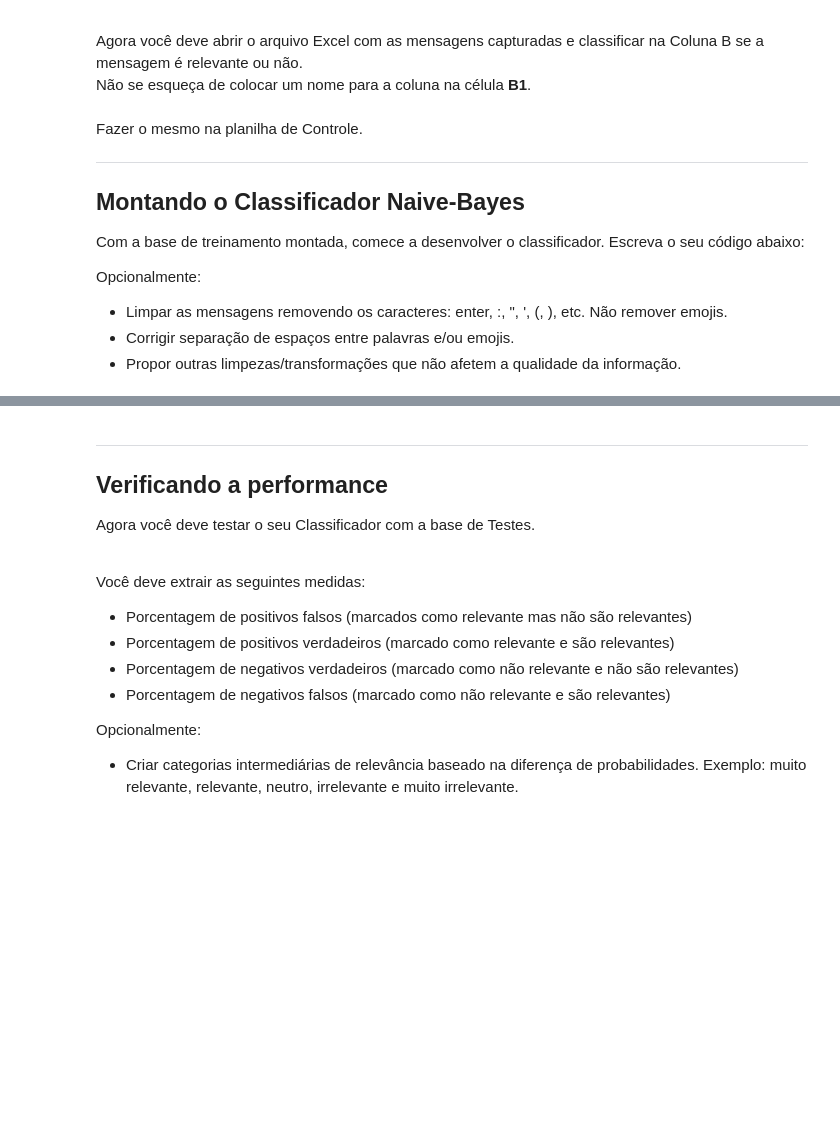
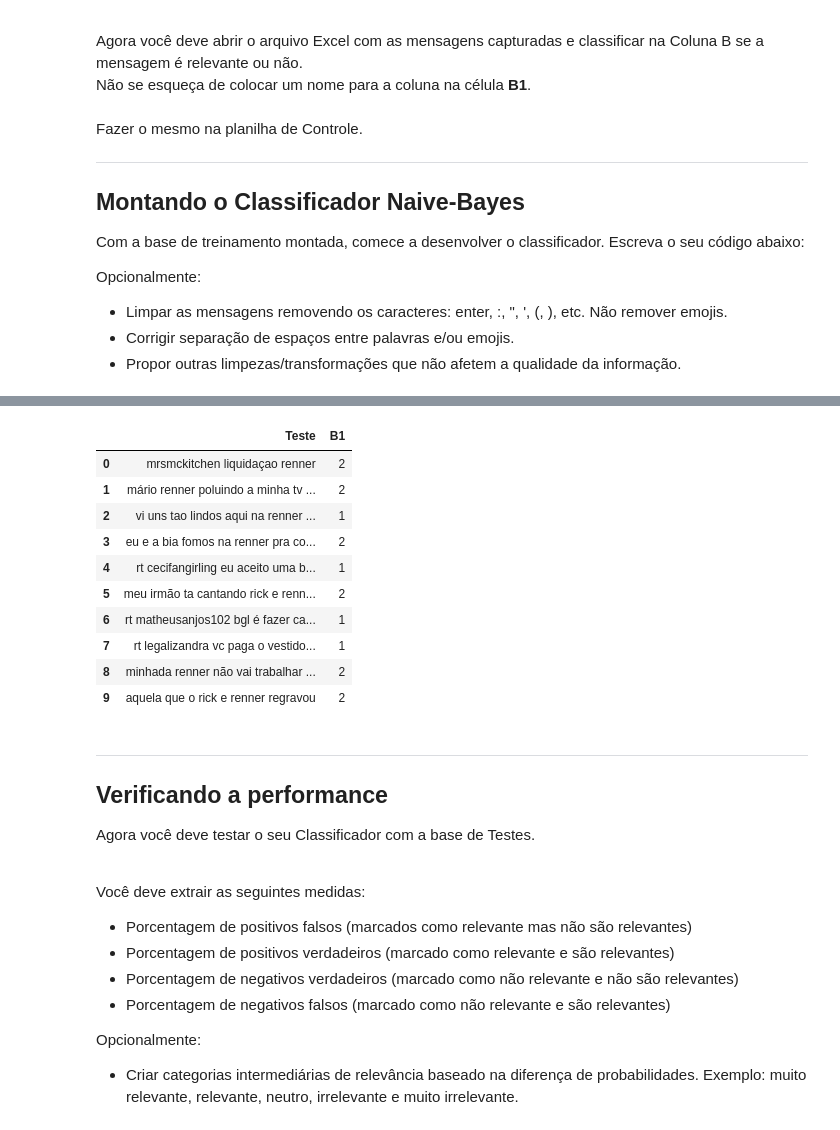
Before and after one commit to Leobhering/ciencia_dos_dados-projeto_2, a Jupyter notebook: Projeto02.ipynb, the cells around one changed output, grey strips where cells are left out. Saved outputs shown, nothing was run; the diff lists cells and outputs as text; code cells hidden in the pictures; blank space fills up the shorter version.

```diff
--- a/Projeto02.ipynb
+++ b/Projeto02.ipynb
@@ -245,3 +229,28 @@ for i in uRelevante_semRepeticao:
 
 for i in uIrrelevante_semRepeticao:
     probPalavraIrrelevante[i] = (contandoIrrelevante[i] + 1) / (numeroIrrelevante_comRepeticao + numeroGeral_semRepeticao)
+# %%
+dt = excel.parse("Teste")
+
+dt=dt.replace({'@':''}, regex=True)
+dt=dt.replace({'()':''}, regex=True)
+dt=dt.replace({':':''}, regex=True)
+dt=dt.replace({'#':''}, regex=True)
+dt=dt.replace({';':''}, regex=True)
+dt=dt.replace({'':''}, regex=True)
+dt=dt.replace({',':''}, regex=True)
+dt=dt.replace({'"':''}, regex=True)
+dt=dt.replace({'  ':''}, regex=True)
+dt.head(10)
+# %% [output]
+|  | Teste | B1 |
+| 0 | mrsmckitchen liquidaçao renner | 2 |
+| 1 | mário renner poluindo a minha tv ... | 2 |
+| 2 | vi uns tao lindos aqui na renner ... | 1 |
+| 3 | eu e a bia fomos na renner pra co... | 2 |
+| 4 | rt cecifangirling eu aceito uma b... | 1 |
+| 5 | meu irmão ta cantando rick e renn... | 2 |
+| 6 | rt matheusanjos102 bgl é fazer ca... | 1 |
+| 7 | rt legalizandra vc paga o vestido... | 1 |
+| 8 | minhada renner não vai trabalhar ... | 2 |
+| 9 | aquela que o rick e renner regravou | 2 |
```
Also changed, not shown: parts of 7 cells of this notebook.
